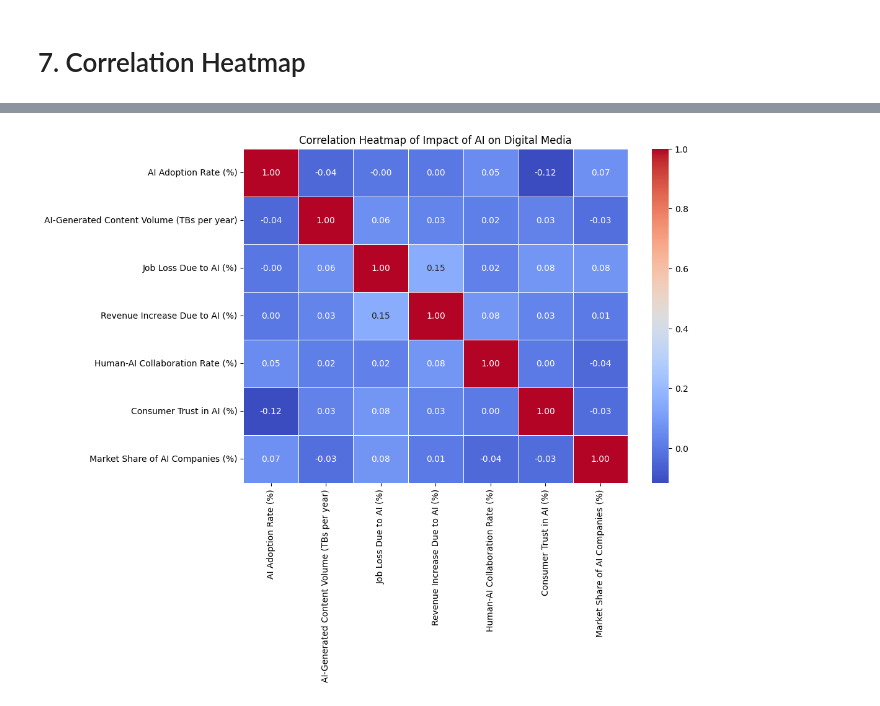
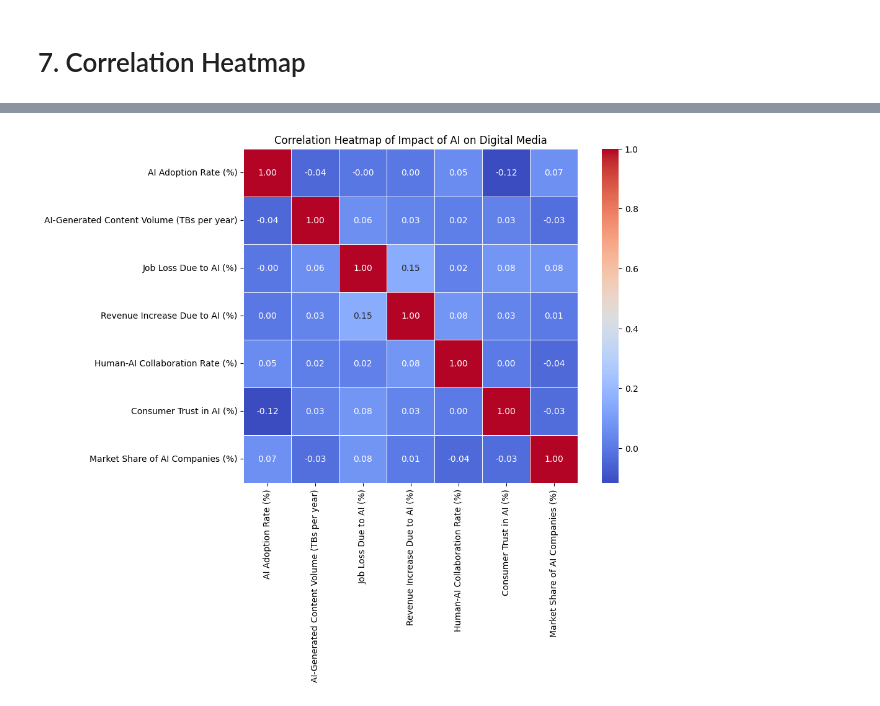
Before and after one commit to sumanpdneupane/Impact_of_AI_on-_Digital_Media, a Jupyter notebook: v2/__eda.ipynb, the cells around one changed output, grey strips where cells are left out. Drawn from its saved outputs; the diff is of its cells as text; code cells hidden in the pictures.

```diff
--- a/v2/__eda.ipynb
+++ b/v2/__eda.ipynb
@@ -481,22 +344,34 @@ I used a Seaborn heatmap with annotations for precise correlation values, provid
 # %%
+# Load data
+data = pd.read_csv("../Global_AI_Content_Impact_Dataset.csv")
+
 # Select only numeric columns for correlation
 numeric_cols = [
     'AI Adoption Rate (%)',
     'AI-Generated Content Volume (TBs per year)',
     'Job Loss Due to AI (%)',
     'Revenue Increase Due to AI (%)',
     'Human-AI Collaboration Rate (%)',
     'Consumer Trust in AI (%)',
     'Market Share of AI Companies (%)'
 ]
 
 # Compute the correlation matrix
 corr = data[numeric_cols].corr()
 
 # Plot heatmap
 plt.figure(figsize=(10, 7))
-sns.heatmap(corr, annot=True, cmap='coolwarm', fmt='.2f', linewidths=0.5)
+sns.heatmap(
+    corr,
+    annot=True,
+    cmap='coolwarm',
+    fmt='.2f',
+    linewidths=0.5,
+    xticklabels= numeric_cols,
+    yticklabels= numeric_cols,
+    square=True
+)
 plt.title('Correlation Heatmap of Impact of AI on Digital Media')
 plt.show()
 # %% [output]
-[figure, old version]
+[figure, new version]
```
Also changed, not shown: parts of 16 cells of this notebook, 6 other files.
